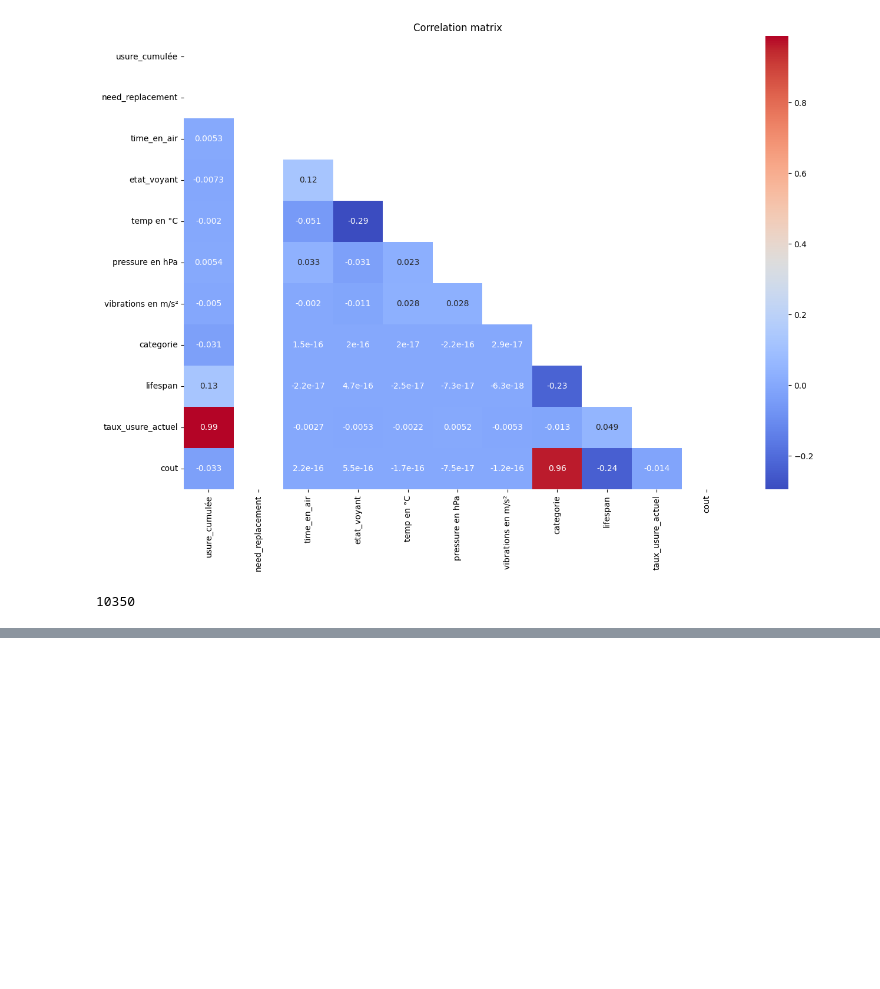
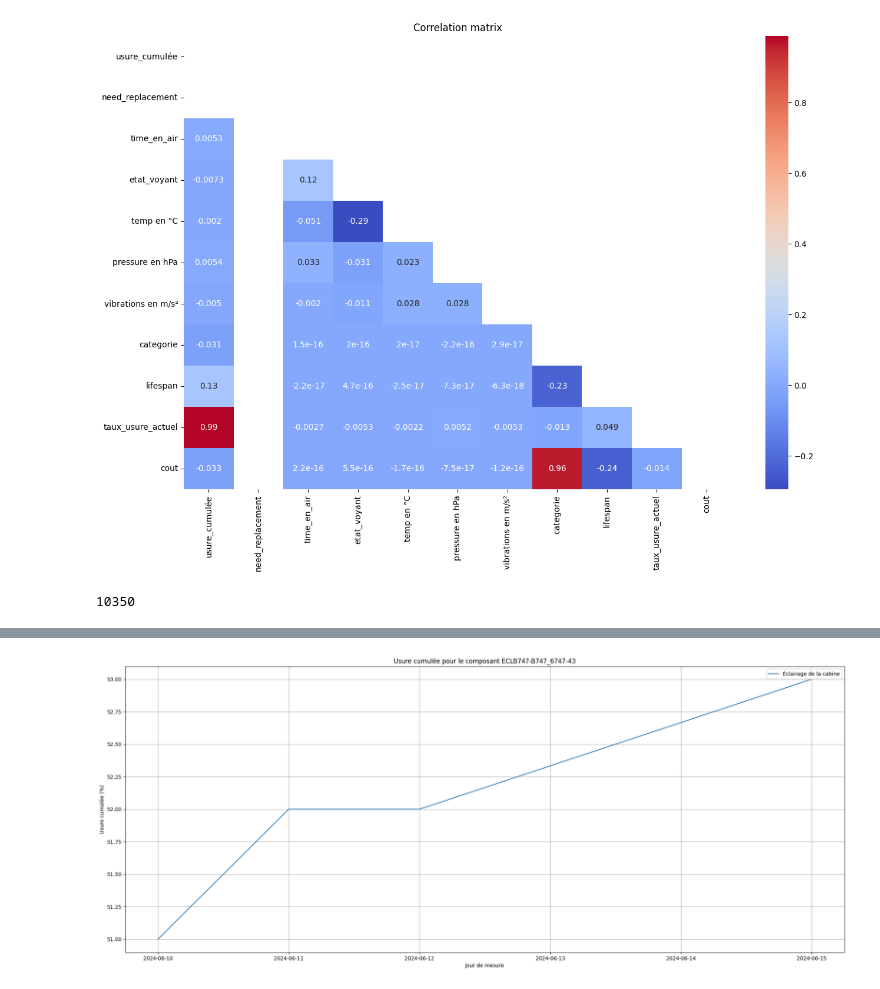
Before and after one commit to Andma45/Top_gun, a Jupyter notebook: Preprocessing/machine_learning_test.ipynb, the cells around one changed output, grey strips where cells are left out. Drawn from its saved outputs; the diff is of its cells as text; code cells hidden in the pictures; blank space fills up the shorter version.

```diff
--- a/Preprocessing/machine_learning_test.ipynb
+++ b/Preprocessing/machine_learning_test.ipynb
@@ -180,0 +188,31 @@ plt.show()
+# %%
+def usure_composant(data, ref_compo):
+    """
+    Fonction permettant de réaliser un tracé l'usure cumulée d'un composant.
+
+    Parameters:
+    data (DataFrame): DataFrame contenant les données de mesure.
+    ref_compo (str): Référence du composant à tracer.
+
+    """
+
+    if ref_compo not in data['ref_compo'].values:
+        print(f"Référence du composant {ref_compo} non trouvée dans les données.")
+        return
+
+
+    compo_data = data[data['ref_compo'] == ref_compo]
+
+    if compo_data.empty:
+        print(f"Aucune donnée trouvée pour la référence du composant {ref_compo}.")
+        return
+
+    plt.figure(figsize=(25, 10))
+    plt.plot(compo_data['measure_day'], compo_data['usure_cumulée'], label=compo_data['desc'].iloc[0])
+
+    plt.xlabel('Jour de mesure')
+    plt.ylabel('Usure cumulée (%)')
+    plt.title(f'Usure cumulée pour le composant {ref_compo}')
+    plt.legend()
+    plt.grid(True)
+    plt.show()
@@ -180,0 +266,4 @@ plt.show()
+# %%
+usure_composant(data,'ECLB747-B747_6747-43')
+# %% [output]
+[figure, added]
```
Also changed, not shown: parts of 10 cells of this notebook.
